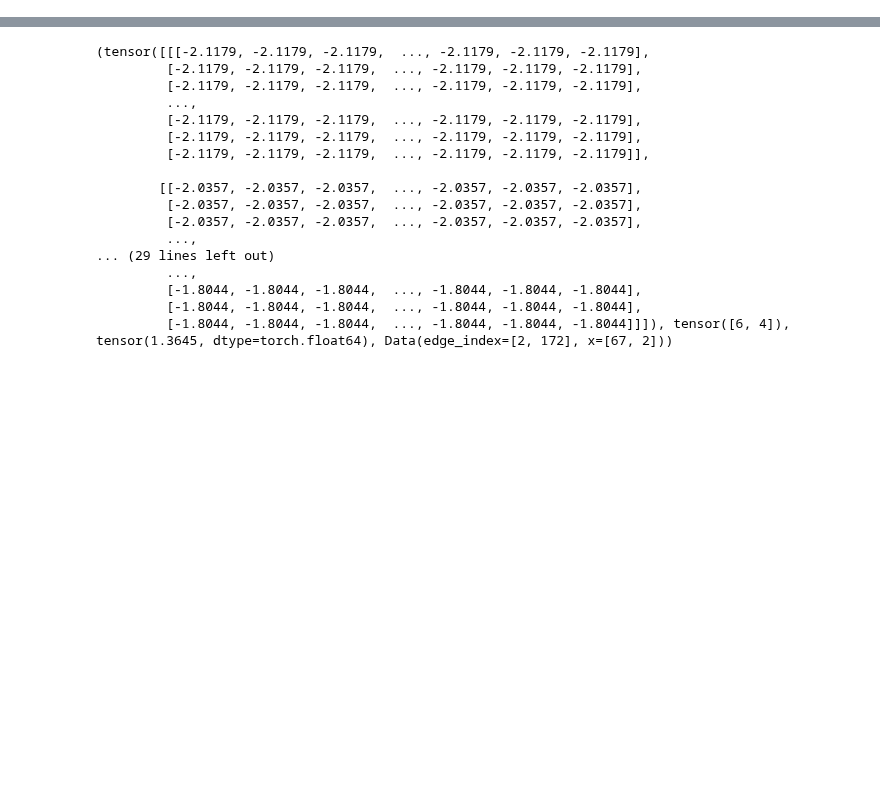
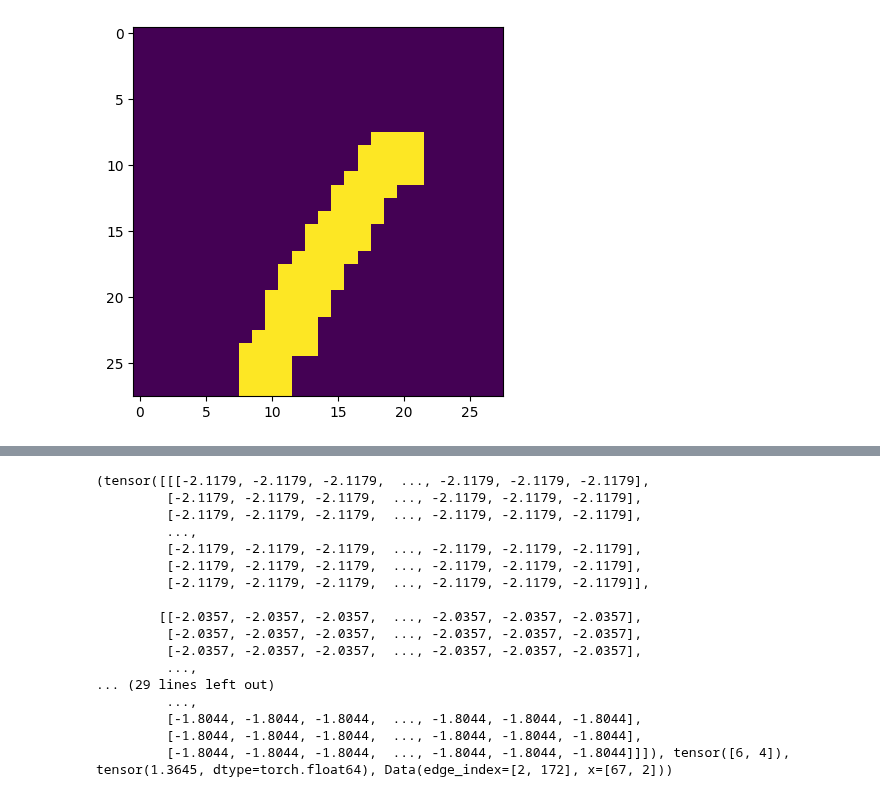
Before and after one commit to EwenBernard/Text2Bricks, a Jupyter notebook: training_notebook.ipynb, the cells around one changed output, grey strips where cells are left out. Saved outputs shown, nothing was run; the diff lists cells and outputs as text; code cells hidden in the pictures; blank space fills up the shorter version.

```diff
--- a/training_notebook.ipynb
+++ b/training_notebook.ipynb
@@ -7,0 +64,9 @@ generator.generate_dataset(250)
+# %%
+import matplotlib.pyplot as plt
+
+item = dataset.__getitem__(200)
+
+plt.imshow(item[0])
+plt.show()
+# %% [output]
+[figure, added]
```
Also changed, not shown: parts of 41 cells of this notebook, 14 other files.
